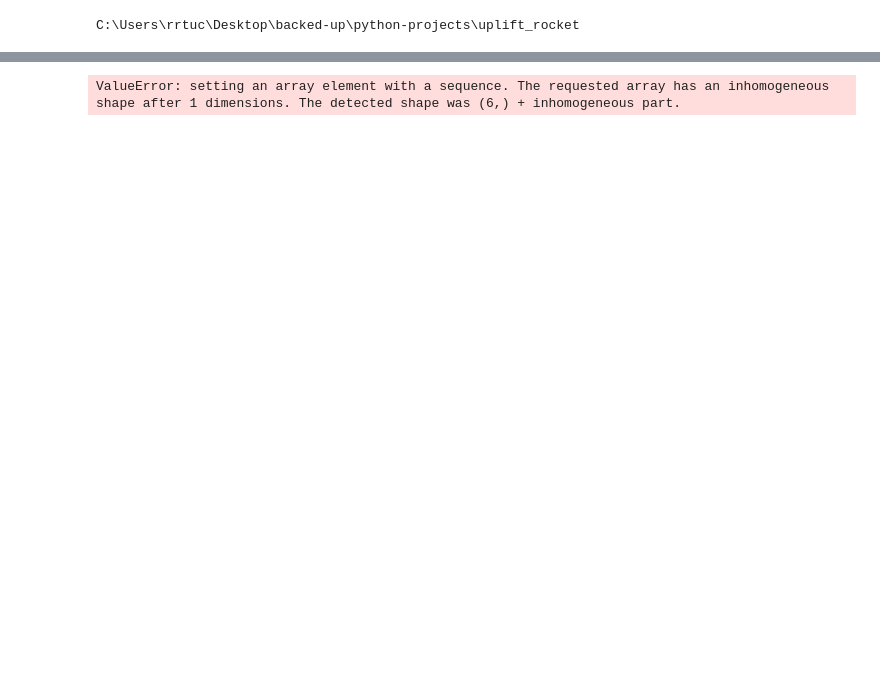
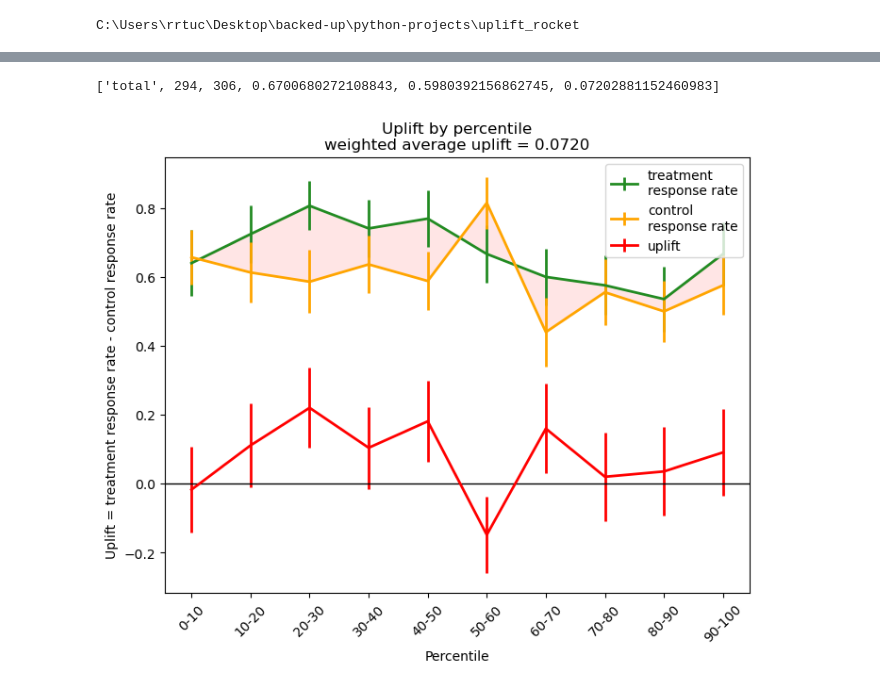
Before and after one commit to rrtucci/uplift_rocket, a Jupyter notebook: jupyter_notebooks/uplift-modelling.ipynb, the cells around one changed output, grey strips where cells are left out. Saved outputs shown, nothing was run; the diff lists cells and outputs as text; code cells hidden in the pictures; blank space fills up the shorter version.

```diff
--- a/jupyter_notebooks/uplift-modelling.ipynb
+++ b/jupyter_notebooks/uplift-modelling.ipynb
@@ -150,15 +184,16 @@ ValueError: setting an array element with a sequence. The requested array has an
 # %%
 from sklift.viz import plot_uplift_by_percentile
 import numpy as np
 
 # line plot
-plot_uplift_by_percentile(y_val.to_numpy(),
+plot_uplift_by_percentile(y_val,
                           uplift_sm,
-                          treat_val.to_numpy(),
+                          treat_val,
                           strategy='overall',
                           kind='line');
 # %% [output]
-ValueError: setting an array element with a sequence. The requested array has an inhomogeneous shape after 1 dimensions. The detected shape was (6,) + inhomogeneous part.
+['total', 294, 306, 0.6700680272108843, 0.5980392156862745, 0.07202881152460983]
+[figure, added]
 # %%
 from sklift.viz import plot_qini_curve
 
```
Also changed, not shown: parts of 8 cells of this notebook, 4 other files.
